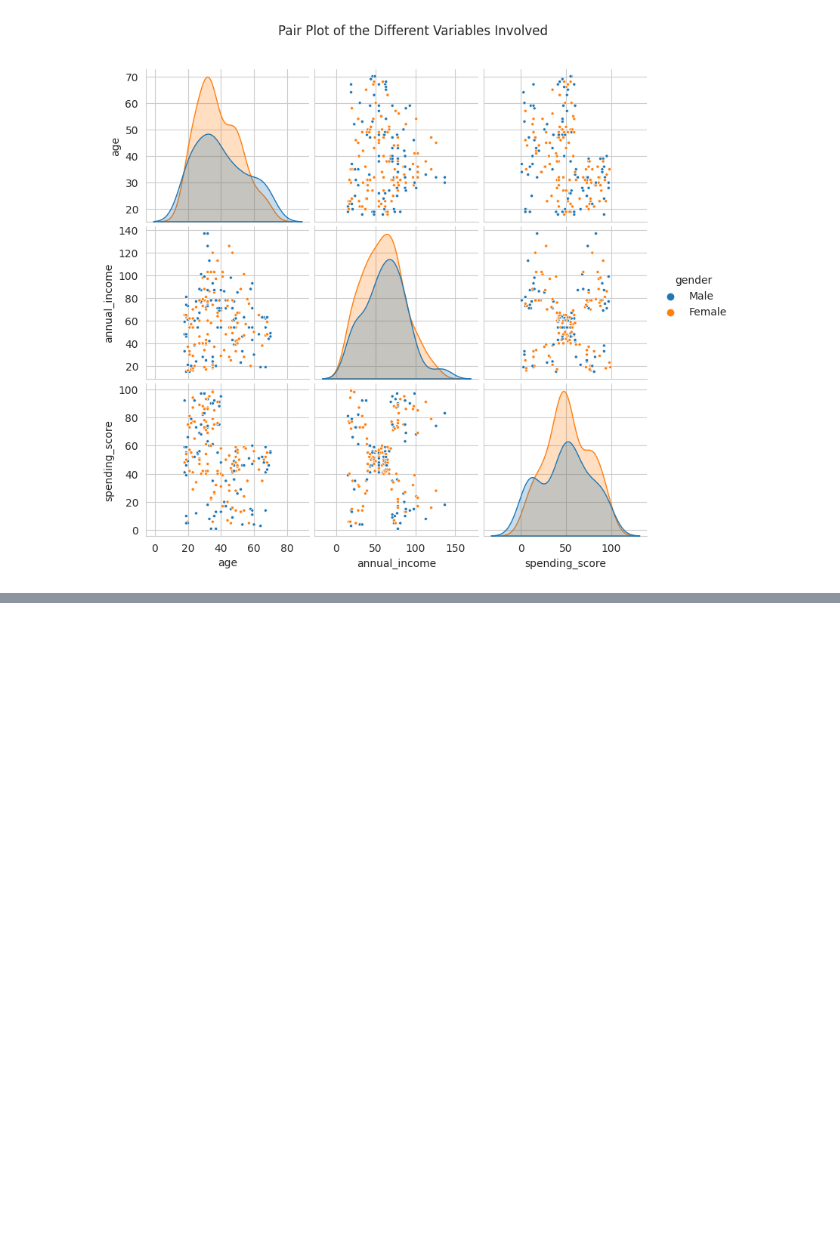
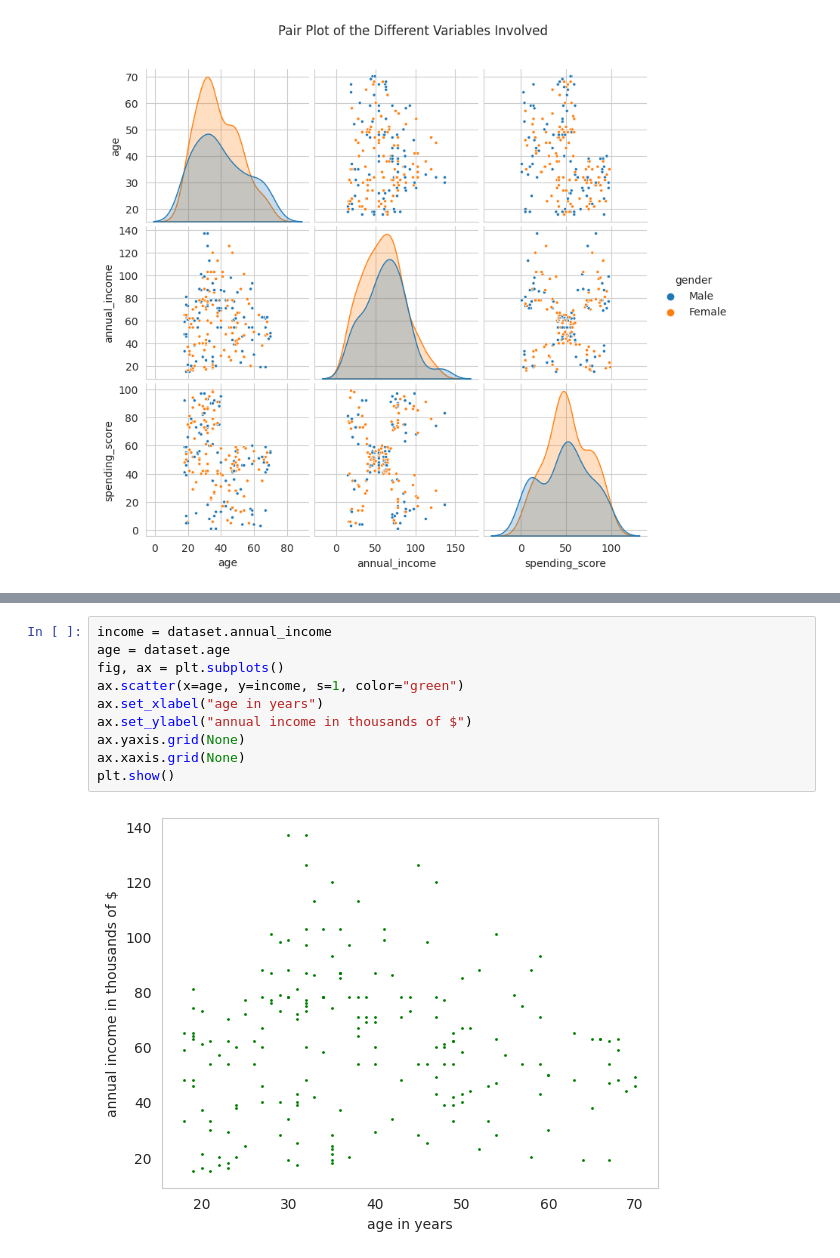
Before and after one commit to MK8BK/customer-spending, a Jupyter notebook: main.ipynb, the cells around one changed output, grey strips where cells are left out. Drawn from its saved outputs; the diff is of its cells as text; blank space fills up the shorter version.

```diff
--- a/main.ipynb
+++ b/main.ipynb
@@ -170,0 +174,12 @@ plt.show()
+# %%
+income = dataset.annual_income
+age = dataset.age
+fig, ax = plt.subplots()
+ax.scatter(x=age, y=income, s=1, color="green")
+ax.set_xlabel("age in years")
+ax.set_ylabel("annual income in thousands of $")
+ax.yaxis.grid(None)
+ax.xaxis.grid(None)
+plt.show()
+# %% [output]
+[figure, added]
```
Also changed, not shown: parts of 4 cells of this notebook.
